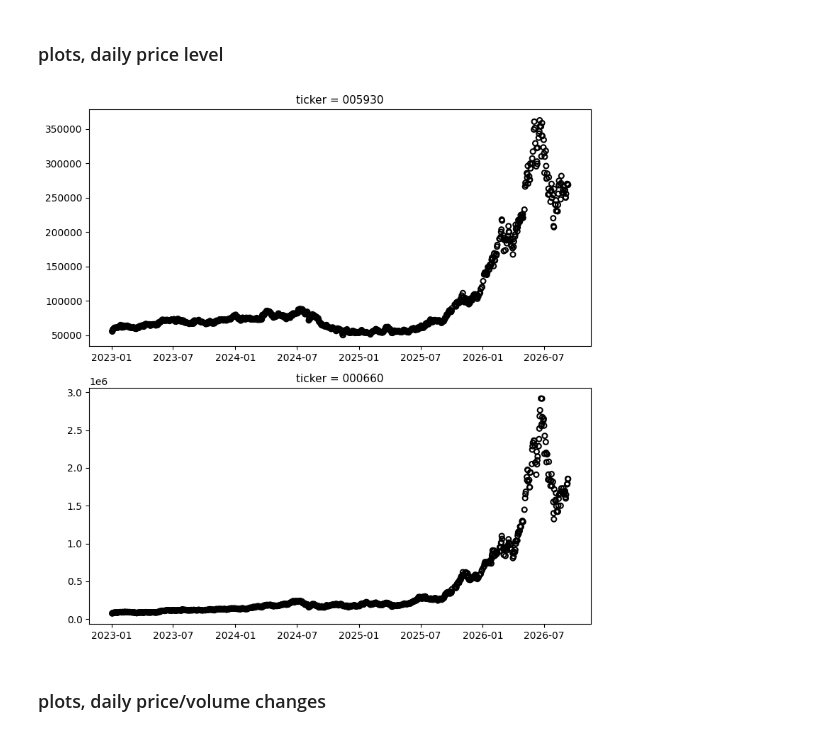
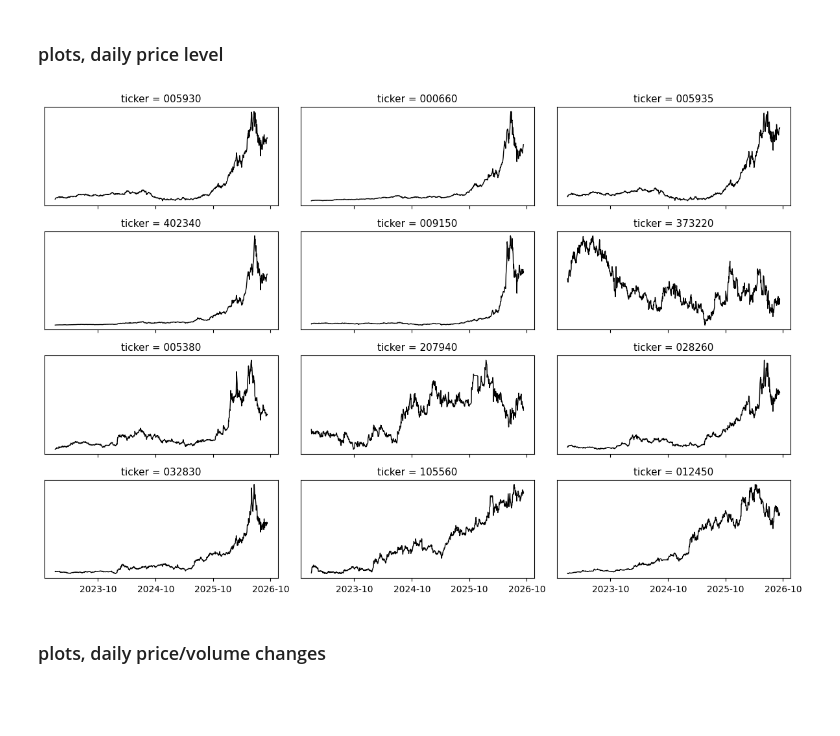
Before and after one commit to bahn28/salad, a Jupyter notebook: az_krx_001.ipynb, the cells around one changed output. Cells and saved outputs as stored; diff of their text form; code cells hidden in the pictures; blank space fills up the shorter version.

```diff
--- a/az_krx_001.ipynb
+++ b/az_krx_001.ipynb
@@ -170,8 +170,8 @@ memory usage: 5.4+ KB
 # # 2. 가격(종가) 데이터 읽기
 # # 최신 버전 FinanceDataReader의 주가 컬럼명은 'Close'입니다.
 
-#tickers = df_krx['ticker'][:12]
-tickers = ['005930', '000660']    # 삼성전자, SK하이닉스, 티커.
+tickers = df_krx['ticker'][:12]
+#tickers = ['005930', '000660']    # 삼성전자, SK하이닉스, 티커.
 #tickers = '005930'    # 삼성전자, SK하이닉스, 티커.
                       # 종목 1개를 지정하니, 시가, 고가, 저가, 종가, 볼륨, 변동, 다 보여주네.
                       # 종목 2개 이상하면 한 가지만 보여주는데, 종가. 컬럼 이름이 종목 코드네...
@@ -228,48 +227,39 @@ yymmdd = pd.to_datetime( yymmdd )
 # %% [markdown]
 ### plots, daily price level
 # %%
-
+n_plot = len(tickers)
+sub_r = n_plot/3 if n_plot%3==0 else n_plot//3 + 1
+sub_c = n_plot/sub_r
+sub_r = int(sub_r)
+sub_c = int(sub_c)
+#print(sub_r, sub_c)
+fig, axes = plt.subplots(sub_r, sub_c, figsize=(12, 8), sharex=True)
 #plt.figure(figsize=(8, 5))
 #plt.subplot((2,1), figsize=(8, 5))
-fig, axes = plt.subplots(2 , 1, figsize=(8, 8))
+#fig, axes = plt.subplots(2 , 1, figsize=(8, 8))
 for ax, ticker in zip(axes.flat, tickers) :
-  ax.scatter(
-            yymmdd,
-            df_dat[f"{ticker}"],
-            s=25,
-            marker='o',
-            facecolor='none',
-            edgecolor='black',
-            linewidths=1.5
-            #color='black', 요건 점으로 할 때.
-            #alpha=0.7
-            )
+  ax.plot(
+          yymmdd,
+          df_dat[f"{ticker}"],
+          linewidth=1.0 ,
+          color='black' #, 요건 점으로 할 때.
+        )
   ax.set_title(f"ticker = {ticker}", fontsize=11)
-
         # ax.set_xlim(-3.5, 3.5)
         # ax.set_ylim(-3.5, 3.5)
         # ax.set_aspect('equal')
         # ax.set_xticks([])
-        # ax.set_yticks([])
+  ax.set_yticks([])
+  ax.xaxis.set_major_locator(mdates.MonthLocator(interval=12))
 
 # 4. 결과물 디스플레이
 #  for 에서 생성된 일련의 ax는 axes 개체를 그린 것.
 #  전체 그림은 fig로 지정된 것.
 #  이미 알고 있는 개체 fig를 보여주라는 명령.
 plt.tight_layout()
 plt.show()
-
-#plt.plot(yymmdd, df_dat[0], color='blue', linewidth=1)
-#plt.plot(yymmdd, df_dat[1], color='blue', linewidth=1)
-
-# plt.title(f" Closing Prices of {ticker} ")
-
-# plt.figure(figsize=(8, 5))
-# #plt.subplot(figsize=(8,5  ))
-# plt.plot(yymmdd, stck_prc_2, color='blue', linewidth=1)
-# plt.title(f" Closing Prices of {ticker_2} ")
 # %% [output]
-[figure, old version]
+[figure, new version]
 # %% [markdown]
 ### plots, daily price/volume changes
 # %%
```
Also changed, not shown: parts of 1 cell of this notebook.
